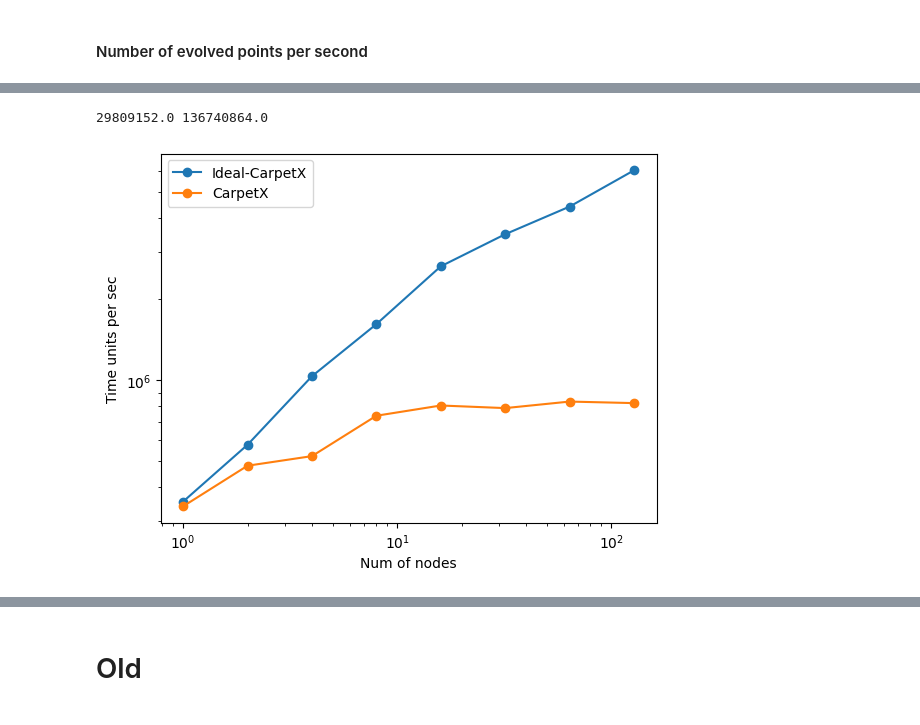
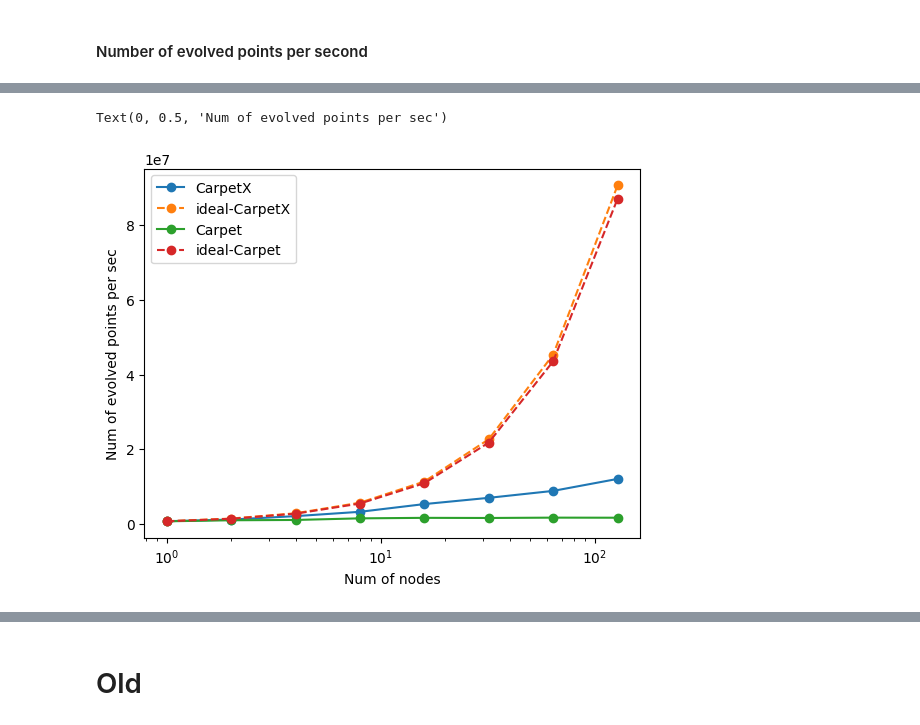
Before and after one commit to lwJi/Docs-CarpetX-Public, a Jupyter notebook: ipynb/plots/Scaling/Strong_CPU.ipynb, the cells around one changed output, grey strips where cells are left out. Saved outputs shown, nothing was run; the diff lists cells and outputs as text; code cells hidden in the pictures.

```diff
--- a/ipynb/plots/Scaling/Strong_CPU.ipynb
+++ b/ipynb/plots/Scaling/Strong_CPU.ipynb
@@ -271,5 +282,6 @@ plot_npt_evo_per_sec(pt.ScalingSet(data_OMP28_CarpetX), pt.ScalingSet(data_OMP28
-# %%
-plot_npt_evo_per_sec(pt.ScalingSet(data_OMP28_CarpetX), pt.ScalingSet(data_OMP28_Carpet))
-# %% [output]
-29809152.0 136740864.0
-[figure, removed]
+# %%
+plot_npt_evo_per_sec(pt.ScalingSet(data_OMP28_CarpetX), pt.ScalingSet(data_OMP28_Carpet), linear_y=True)
+plt.ylabel('Num of evolved points per sec')
+# %% [output]
+Text(0, 0.5, 'Num of evolved points per sec')
+[figure, added]
```
Also changed, not shown: parts of 6 cells of this notebook, 1 other file.
